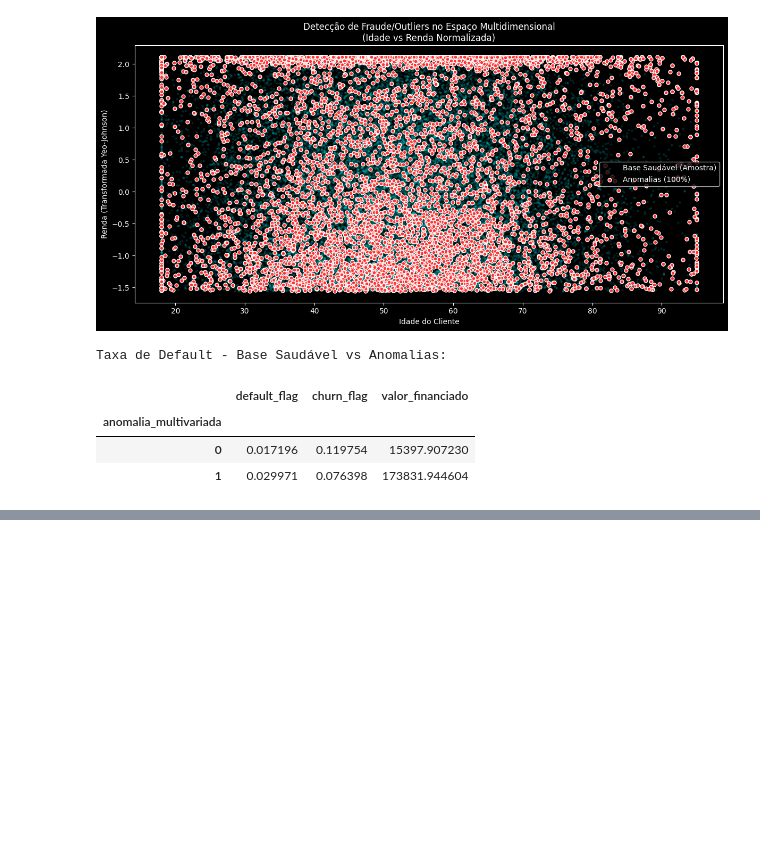
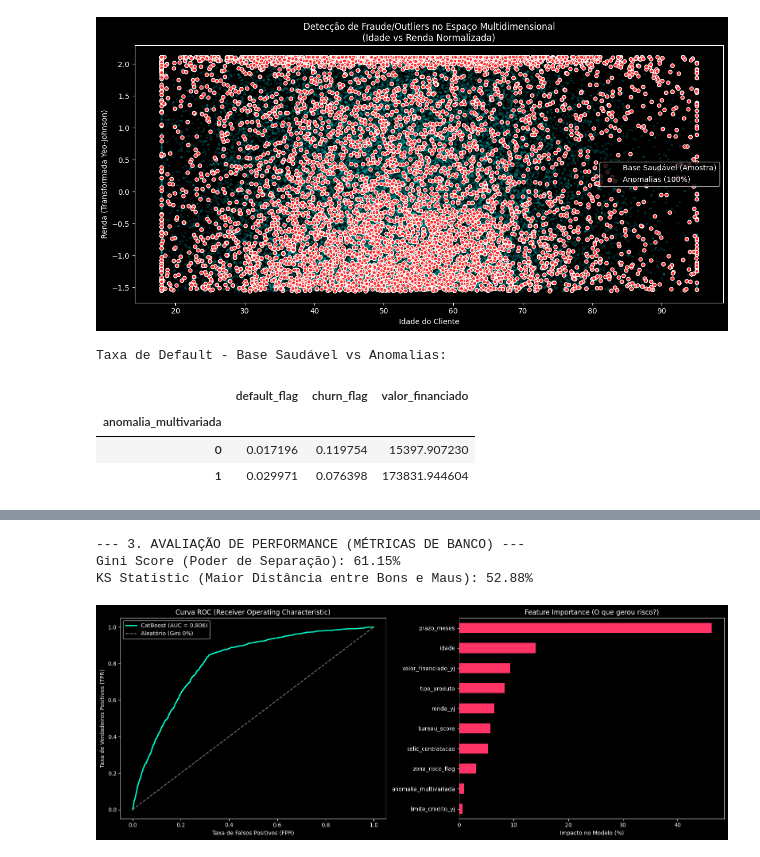
Before and after one commit to engineer-inks/ifrs9-financial-computer-ai, a Jupyter notebook: notebooks/01_estudo_clusters_portfolio.ipynb, the cells around one changed output, grey strips where cells are left out. Cells and saved outputs as stored; diff of their text form; code cells hidden in the pictures; blank space fills up the shorter version.

Commit message:
fix - ajustes na pipeline do modelo

```diff
--- a/notebooks/01_estudo_clusters_portfolio.ipynb
+++ b/notebooks/01_estudo_clusters_portfolio.ipynb
@@ -345,0 +393,20 @@ Taxa de Default - Base Saudável vs Anomalias:
+# %%
+print("\n--- 2. INICIANDO TREINAMENTO: CATBOOST CLASSIFIER ---")
+# O Motor de Inteligência Artificial
+model = CatBoostClassifier(
+    iterations=500,               # Número de árvores
+    learning_rate=0.05,           # Velocidade de aprendizado (baixo evita overfitting)
+    depth=6,                      # Profundidade da árvore (6 é ideal para bases grandes)
+    auto_class_weights='Balanced',# A Mágica para bases de 2% de default: reequilibra os pesos
+    cat_features=cat_features,
+    eval_metric='AUC',            # Mede a capacidade de separação
+    random_seed=42,
+    verbose=100                   # Imprime o log a cada 100 árvores
+)
+
+# Treinando e validando simultaneamente (Early Stopping para se o modelo parar de aprender)
+model.fit(
+    X_train, y_train,
+    eval_set=(X_test, y_test),
+    early_stopping_rounds=50
+)
@@ -345,0 +425,44 @@ Taxa de Default - Base Saudável vs Anomalias:
+# %%
+print("\n--- 3. AVALIAÇÃO DE PERFORMANCE (MÉTRICAS DE BANCO) ---")
+
+# Prevendo a probabilidade matemática [0.0 a 1.0] de quebrar no futuro
+y_pred_proba = model.predict_proba(X_test)[:, 1]
+
+# Cálculo do ROC-AUC e Gini
+auc_roc = roc_auc_score(y_test, y_pred_proba)
+gini = (2 * auc_roc) - 1
+
+# Cálculo da Estatística KS (Kolmogorov-Smirnov) - A métrica mais amada por diretores de risco
+fpr, tpr, thresholds = roc_curve(y_test, y_pred_proba)
+ks_statistic = np.max(tpr - fpr)
+ks_idx = np.argmax(tpr - fpr)
+
+print(f"Gini Score (Poder de Separação): {gini * 100:.2f}%")
+print(f"KS Statistic (Maior Distância entre Bons e Maus): {ks_statistic * 100:.2f}%")
+
+# ================= VIZUALIZAÇÃO =================
+fig, (ax1, ax2) = plt.subplots(1, 2, figsize=(16, 6))
+plt.style.use('dark_background')
+
+# Gráfico 1: Curva ROC (AUC)
+ax1.plot(fpr, tpr, color='#00ffcc', lw=2, label=f'CatBoost (AUC = {auc_roc:.3f})')
+ax1.plot([0, 1], [0, 1], color='gray', linestyle='--', label='Aleatório (Gini 0%)')
+ax1.set_title("Curva ROC (Receiver Operating Characteristic)")
+ax1.set_xlabel("Taxa de Falsos Positivos (FPR)")
+ax1.set_ylabel("Taxa de Verdadeiros Positivos (TPR)")
+ax1.legend()
+
+# Gráfico 2: Importância das Features (O que o modelo mais olhou?)
+importances = model.get_feature_importance()
+feat_importances = pd.Series(importances, index=features).sort_values(ascending=True)
+feat_importances.plot(kind='barh', color='#ff3366', ax=ax2)
+ax2.set_title("Feature Importance (O que gerou risco?)")
+ax2.set_xlabel("Impacto no Modelo (%)")
+
+plt.tight_layout()
+plt.show()
+# %% [output]
+--- 3. AVALIAÇÃO DE PERFORMANCE (MÉTRICAS DE BANCO) ---
+Gini Score (Poder de Separação): 61.15%
+KS Statistic (Maior Distância entre Bons e Maus): 52.88%
+[figure, added]
```
Also changed, not shown: parts of 11 cells of this notebook, 2 other files.
